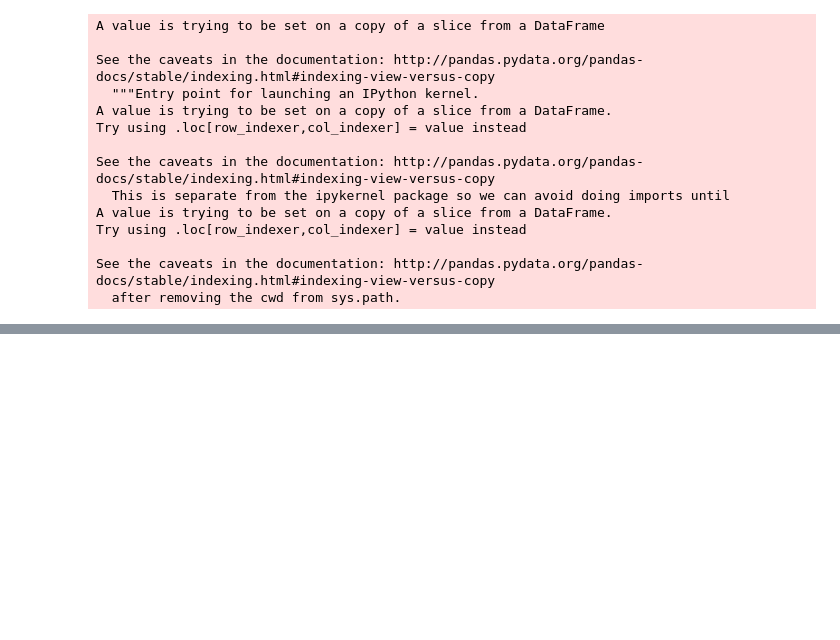
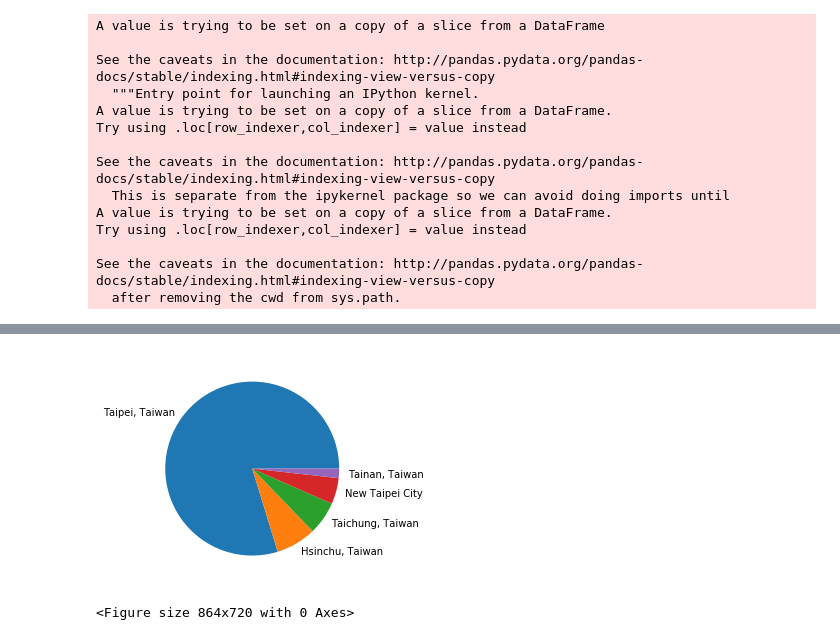
Before and after one commit to timhuangyt/final_project, a Jupyter notebook: baobee.ipynb, the cells around one changed output, grey strips where cells are left out. Saved outputs shown, nothing was run; the diff lists cells and outputs as text; code cells hidden in the pictures; blank space fills up the shorter version.

```diff
--- a/baobee.ipynb
+++ b/baobee.ipynb
@@ -193,0 +150,8 @@ TypeError: only size-1 arrays can be converted to Python scalars
+# %%
+fig1, ax1 = plt.subplots()
+plt.figure(figsize=(12,10))
+ax1.pie(city_count.values , labels = city_count.index)
+plt.show()
+# %% [output]
+[figure, added]
+<Figure size 864x720 with 0 Axes>
```
Also changed, not shown: parts of 12 cells of this notebook.
